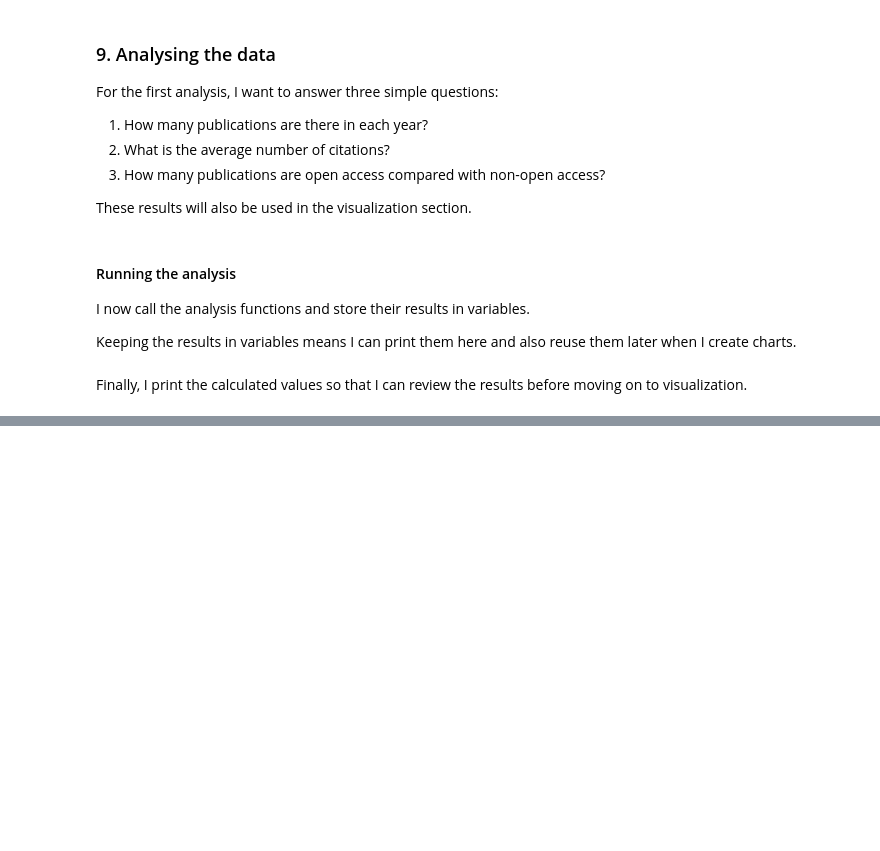
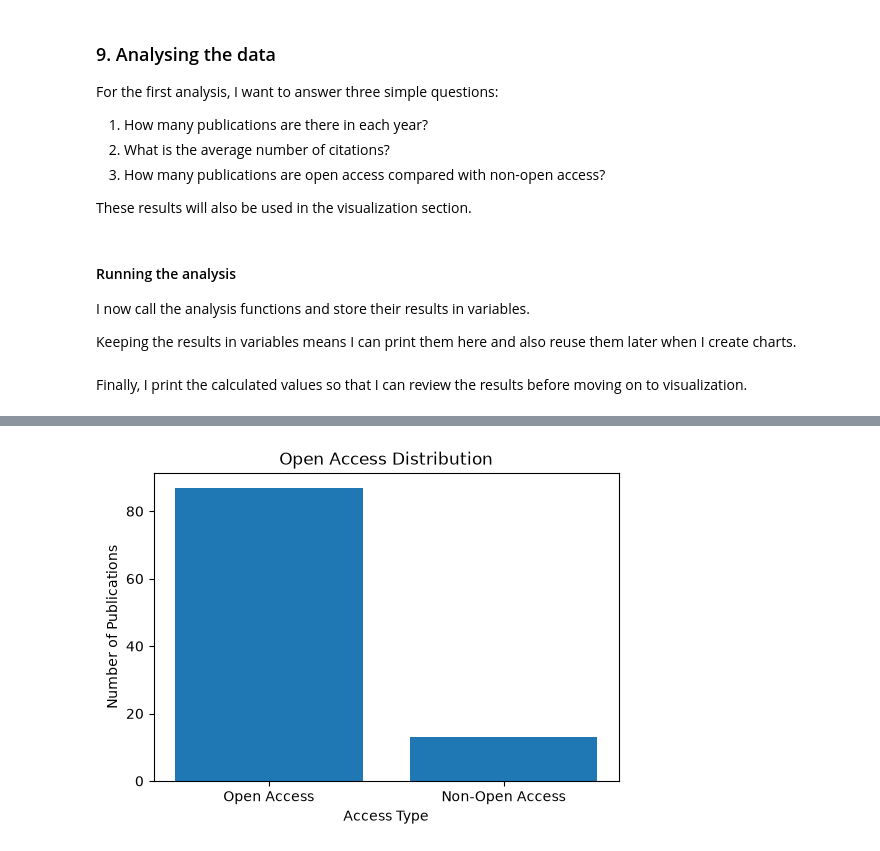
Before and after one commit to priyanka8637kumari/openalex-ai-trends-jp1, a Jupyter notebook: project.ipynb, the cells around one changed output, grey strips where cells are left out. Cells and saved outputs as stored; diff of their text form; code cells hidden in the pictures; blank space fills up the shorter version.

```diff
--- a/project.ipynb
+++ b/project.ipynb
@@ -394,0 +430,18 @@ Name: count, dtype: int64
+# %%
+plt.figure(figsize=(6, 4))
+
+plt.bar(
+    ["Open Access", "Non-Open Access"],
+    [
+        open_access_counts.get(True, 0),
+        open_access_counts.get(False, 0)
+    ]
+)
+
+plt.title("Open Access Distribution")
+plt.xlabel("Access Type")
+plt.ylabel("Number of Publications")
+
+plt.show()
+# %% [output]
+[figure, added]
```
Also changed, not shown: parts of 12 cells of this notebook, 4 other files.
